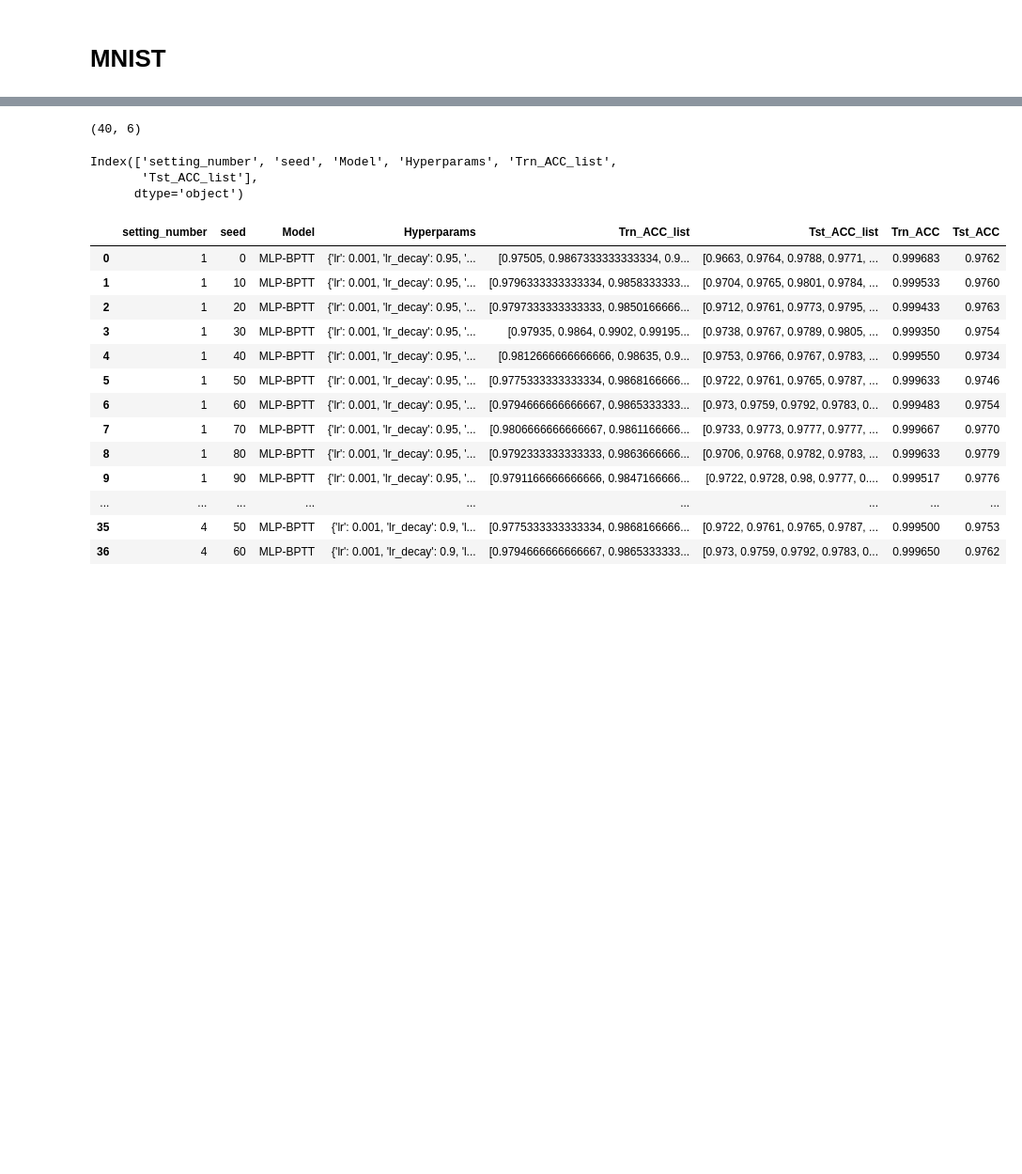
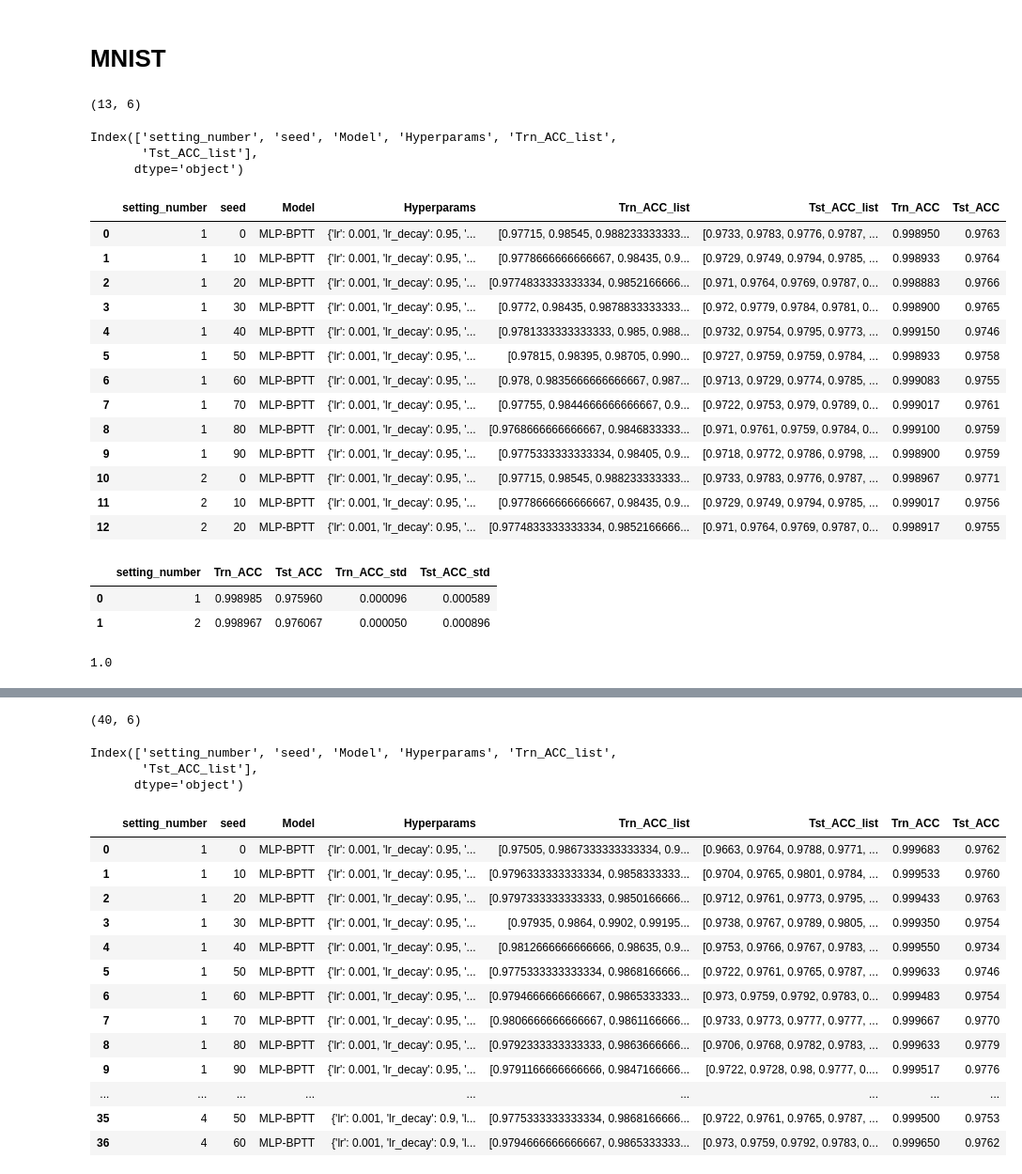
Before and after one commit to BariscanBozkurt/Supervised-CorInfoMax, a Jupyter notebook: Simulations/Classification/AnalyzeSimulations/Plot_BPTT_MLP_Results.ipynb, the cells around one changed output, grey strips where cells are left out. Shown at 94% size. Drawn from its saved outputs; the diff is of its cells as text; code cells hidden in the pictures; blank space fills up the shorter version.

```diff
--- a/Simulations/Classification/AnalyzeSimulations/Plot_BPTT_MLP_Results.ipynb
+++ b/Simulations/Classification/AnalyzeSimulations/Plot_BPTT_MLP_Results.ipynb
@@ -13,3 +13,44 @@ if not os.path.exists("Figures"):
     os.mkdir("Figures")
 # %% [markdown]
 # MNIST
+# %%
+df_results = pd.read_pickle(r"../Results/simulation_results_MLP_MNIST_2Layers_V1.pkl")
+print(df_results.shape)
+df_results.columns
+# %% [output]
+(13, 6)
+Index(['setting_number', 'seed', 'Model', 'Hyperparams', 'Trn_ACC_list',
+       'Tst_ACC_list'],
+      dtype='object')
+# %%
+df_results['Trn_ACC'] = df_results.apply(lambda row: row['Trn_ACC_list'][-1], axis = 1)
+df_results['Tst_ACC'] = df_results.apply(lambda row: row['Tst_ACC_list'][-1], axis = 1)
+df_results
+# %% [output]
+|  | setting_number | seed | Model | Hyperparams | Trn_ACC_list | Tst_ACC_list | Trn_ACC | Tst_ACC |
+| 0 | 1 | 0 | MLP-BPTT | {'lr': 0.001, 'lr_decay': 0.95, '... | [0.97715, 0.98545, 0.988233333333... | [0.9733, 0.9783, 0.9776, 0.9787, ... | 0.998950 | 0.9763 |
+| 1 | 1 | 10 | MLP-BPTT | {'lr': 0.001, 'lr_decay': 0.95, '... | [0.9778666666666667, 0.98435, 0.9... | [0.9729, 0.9749, 0.9794, 0.9785, ... | 0.998933 | 0.9764 |
+| 2 | 1 | 20 | MLP-BPTT | {'lr': 0.001, 'lr_decay': 0.95, '... | [0.9774833333333334, 0.9852166666... | [0.971, 0.9764, 0.9769, 0.9787, 0... | 0.998883 | 0.9766 |
+| 3 | 1 | 30 | MLP-BPTT | {'lr': 0.001, 'lr_decay': 0.95, '... | [0.9772, 0.98435, 0.9878833333333... | [0.972, 0.9779, 0.9784, 0.9781, 0... | 0.998900 | 0.9765 |
+| 4 | 1 | 40 | MLP-BPTT | {'lr': 0.001, 'lr_decay': 0.95, '... | [0.9781333333333333, 0.985, 0.988... | [0.9732, 0.9754, 0.9795, 0.9773, ... | 0.999150 | 0.9746 |
+| 5 | 1 | 50 | MLP-BPTT | {'lr': 0.001, 'lr_decay': 0.95, '... | [0.97815, 0.98395, 0.98705, 0.990... | [0.9727, 0.9759, 0.9759, 0.9784, ... | 0.998933 | 0.9758 |
+| 6 | 1 | 60 | MLP-BPTT | {'lr': 0.001, 'lr_decay': 0.95, '... | [0.978, 0.9835666666666667, 0.987... | [0.9713, 0.9729, 0.9774, 0.9785, ... | 0.999083 | 0.9755 |
+| 7 | 1 | 70 | MLP-BPTT | {'lr': 0.001, 'lr_decay': 0.95, '... | [0.97755, 0.9844666666666667, 0.9... | [0.9722, 0.9753, 0.979, 0.9789, 0... | 0.999017 | 0.9761 |
+| 8 | 1 | 80 | MLP-BPTT | {'lr': 0.001, 'lr_decay': 0.95, '... | [0.9768666666666667, 0.9846833333... | [0.971, 0.9761, 0.9759, 0.9784, 0... | 0.999100 | 0.9759 |
+| 9 | 1 | 90 | MLP-BPTT | {'lr': 0.001, 'lr_decay': 0.95, '... | [0.9775333333333334, 0.98405, 0.9... | [0.9718, 0.9772, 0.9786, 0.9798, ... | 0.998900 | 0.9759 |
+| 10 | 2 | 0 | MLP-BPTT | {'lr': 0.001, 'lr_decay': 0.95, '... | [0.97715, 0.98545, 0.988233333333... | [0.9733, 0.9783, 0.9776, 0.9787, ... | 0.998967 | 0.9771 |
+| 11 | 2 | 10 | MLP-BPTT | {'lr': 0.001, 'lr_decay': 0.95, '... | [0.9778666666666667, 0.98435, 0.9... | [0.9729, 0.9749, 0.9794, 0.9785, ... | 0.999017 | 0.9756 |
+| 12 | 2 | 20 | MLP-BPTT | {'lr': 0.001, 'lr_decay': 0.95, '... | [0.9774833333333334, 0.9852166666... | [0.971, 0.9764, 0.9769, 0.9787, 0... | 0.998917 | 0.9755 |
+# %%
+df_setting = df_results[['setting_number', 'Trn_ACC', 'Tst_ACC']].groupby('setting_number').mean().reset_index()
+df_setting[['Trn_ACC_std', 'Tst_ACC_std']] = df_results[['setting_number', 'Trn_ACC', 'Tst_ACC']].groupby('setting_number').std().reset_index()[['Trn_ACC', 'Tst_ACC']]
+df_setting
+# %% [output]
+|  | setting_number | Trn_ACC | Tst_ACC | Trn_ACC_std | Tst_ACC_std |
+| 0 | 1 | 0.998985 | 0.975960 | 0.000096 | 0.000589 |
+| 1 | 2 | 0.998967 | 0.976067 | 0.000050 | 0.000896 |
+# %%
+best_setting = df_setting.iloc[df_setting['Trn_ACC'].argmax()]['setting_number']
+best_setting
+# %% [output]
+1.0
```
Also changed, not shown: parts of 1 cell of this notebook, 16 other files.
